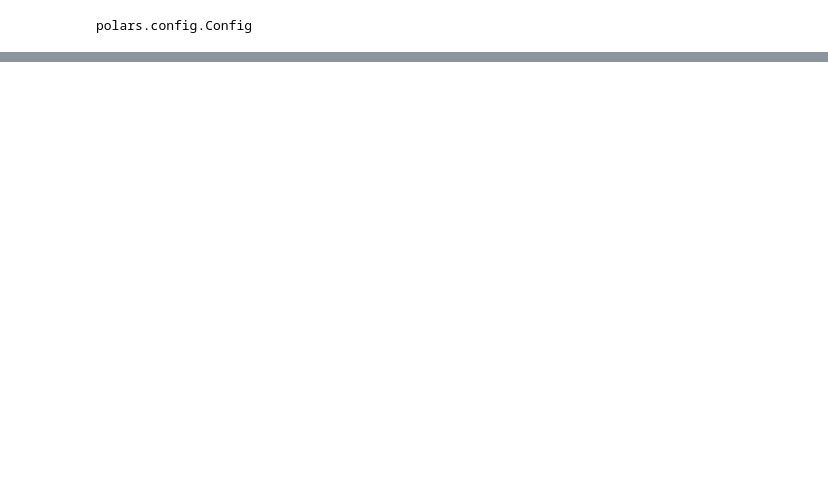
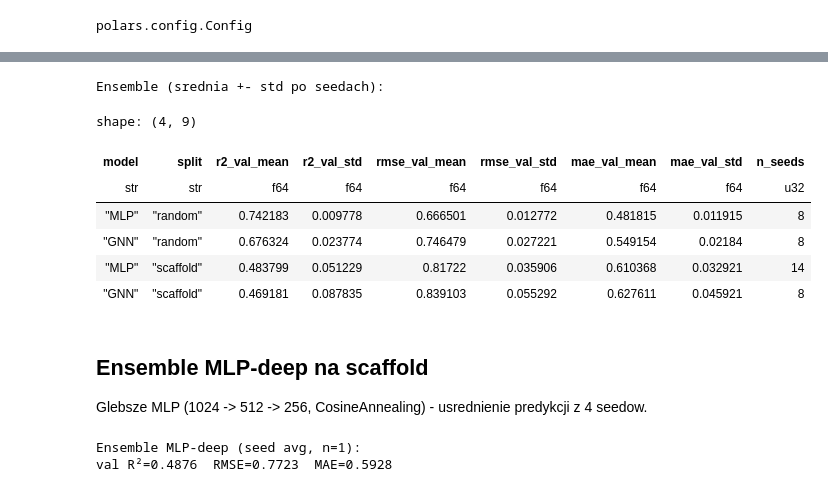
Before and after one commit to Sharens/ml_chembl, a Jupyter notebook: notebooks/learning.ipynb, the cells around one changed output, grey strips where cells are left out. Cells and saved outputs as stored; diff of their text form; code cells hidden in the pictures; blank space fills up the shorter version.

```diff
--- a/notebooks/learning.ipynb
+++ b/notebooks/learning.ipynb
@@ -54,0 +179,79 @@ Loaded cached model: default_e7f7c0a0effd139b.pt | val R²=0.440 RMSE=0.830 MAE=
+# %%
+if results_table:
+    df_all = pl.DataFrame(results_table)
+    summary = (
+        df_all.group_by("model", "split")
+        .agg([
+            pl.col("r2_val").mean().alias("r2_val_mean"),
+            pl.col("r2_val").std().alias("r2_val_std"),
+            pl.col("rmse_val").mean().alias("rmse_val_mean"),
+            pl.col("rmse_val").std().alias("rmse_val_std"),
+            pl.col("mae_val").mean().alias("mae_val_mean"),
+            pl.col("mae_val").std().alias("mae_val_std"),
+            pl.col("r2_val").count().alias("n_seeds"),
+        ])
+        .sort("r2_val_mean", descending=True)
+    )
+    print("Ensemble (srednia +- std po seedach):")
+    display(summary)
+# %% [output]
+Ensemble (srednia +- std po seedach):
+shape: (4, 9)
+| model | split | r2_val_mean | r2_val_std | rmse_val_mean | rmse_val_std | mae_val_mean | mae_val_std | n_seeds |
+| str | str | f64 | f64 | f64 | f64 | f64 | f64 | u32 |
+| "MLP" | "random" | 0.742183 | 0.009778 | 0.666501 | 0.012772 | 0.481815 | 0.011915 | 8 |
+| "GNN" | "random" | 0.676324 | 0.023774 | 0.746479 | 0.027221 | 0.549154 | 0.02184 | 8 |
+| "MLP" | "scaffold" | 0.483799 | 0.051229 | 0.81722 | 0.035906 | 0.610368 | 0.032921 | 14 |
+| "GNN" | "scaffold" | 0.469181 | 0.087835 | 0.839103 | 0.055292 | 0.627611 | 0.045921 | 8 |
+# %% [markdown]
+## Ensemble MLP-deep na scaffold
+
+Glebsze MLP (1024 -> 512 -> 256, CosineAnnealing) - usrednienie predykcji z 4 seedow.
+# %%
+IMPROVED_MLP_SEEDS = [42, 123, 7, 99]
+device = torch.device("cuda" if torch.cuda.is_available() else "cpu")
+
+train_loader, val_loader, test_loader = build_mlp_loaders(
+    df_clean, split_type="scaffold", batch_size=256, seed=42,
+    descriptor_cols=DESCRIPTOR_COLS, use_maccs=True,
+)
+sample = next(iter(train_loader))[0]
+input_size = sample.shape[1]
+
+all_preds = []
+all_targets = None
+for seed in IMPROVED_MLP_SEEDS:
+    cfg = {
+        "model_type": "MLP", "split_type": "scaffold", "seed": seed,
+        "epochs": 200, "lr": 0.0003, "batch_size": 64,
+        "early_stopping_patience": 15, "min_delta": 0.0001, "weight_decay": 1e-5,
+        "pooling": "mean", "gnn_hidden_dim": 128, "gnn_num_layers": 4, "gnn_dropout": 0.15, "loss_fn": "huber",
+        "mlp_descriptor_cols": DESCRIPTOR_COLS, "mlp_use_maccs": True, "mlp_use_batch_norm": True,
+        "mlp_hidden_sizes": [1024, 512, 256], "mlp_dropout": 0.2, "scheduler_type": "cosine",
+    }
+    cache_path = get_model_cache_path(cfg, namespace="default")
+    if cache_path.exists():
+        model = MLPBaseline(
+            input_size=input_size, use_batch_norm=True,
+            hidden_sizes=[1024, 512, 256], dropout=0.2,
+        ).to(device)
+        cached = torch.load(cache_path, map_location=device, weights_only=False)
+        model.load_state_dict(cached["model_state_dict"])
+        targets, preds = predict_arrays(model, val_loader, device)
+        all_preds.append(preds)
+        if all_targets is None:
+            all_targets = targets
+
+if all_preds:
+    ensemble_preds = np.mean(all_preds, axis=0)
+    from sklearn.metrics import r2_score, mean_squared_error, mean_absolute_error
+    r2_ens = float(r2_score(all_targets, ensemble_preds))
+    rmse_ens = float(np.sqrt(mean_squared_error(all_targets, ensemble_preds)))
+    mae_ens = float(mean_absolute_error(all_targets, ensemble_preds))
+    print(f'Ensemble MLP-deep (seed avg, n={len(all_preds)}):')
+    print(f'val R\u00b2={r2_ens:.4f}  RMSE={rmse_ens:.4f}  MAE={mae_ens:.4f}')
+else:
+    print("Brak modeli w cache. Uruchom najpierw: bash experiments/run_all.sh")
+# %% [output]
+Ensemble MLP-deep (seed avg, n=1):
+val R²=0.4876  RMSE=0.7723  MAE=0.5928
```
Also changed, not shown: parts of 29 cells of this notebook, 6 other files.
